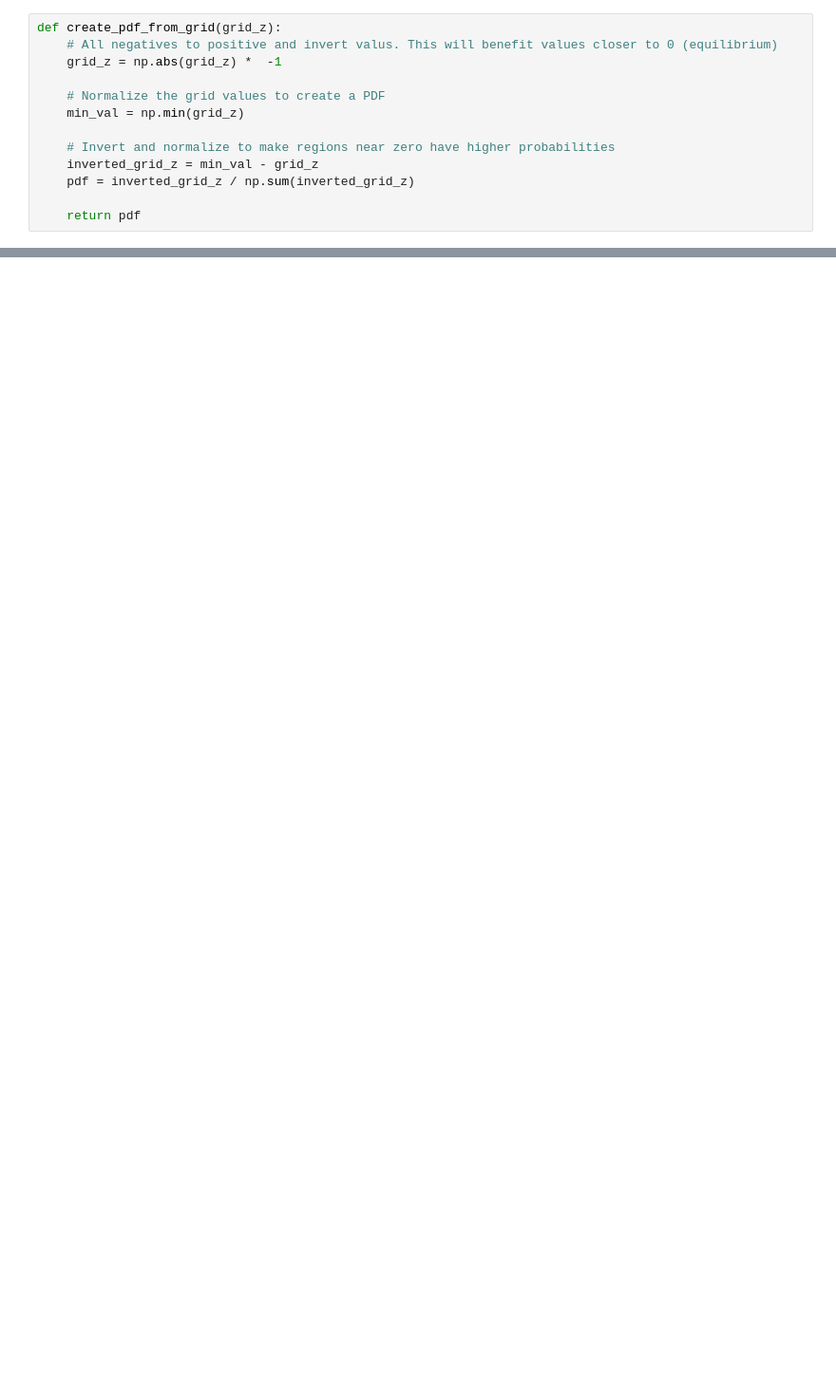
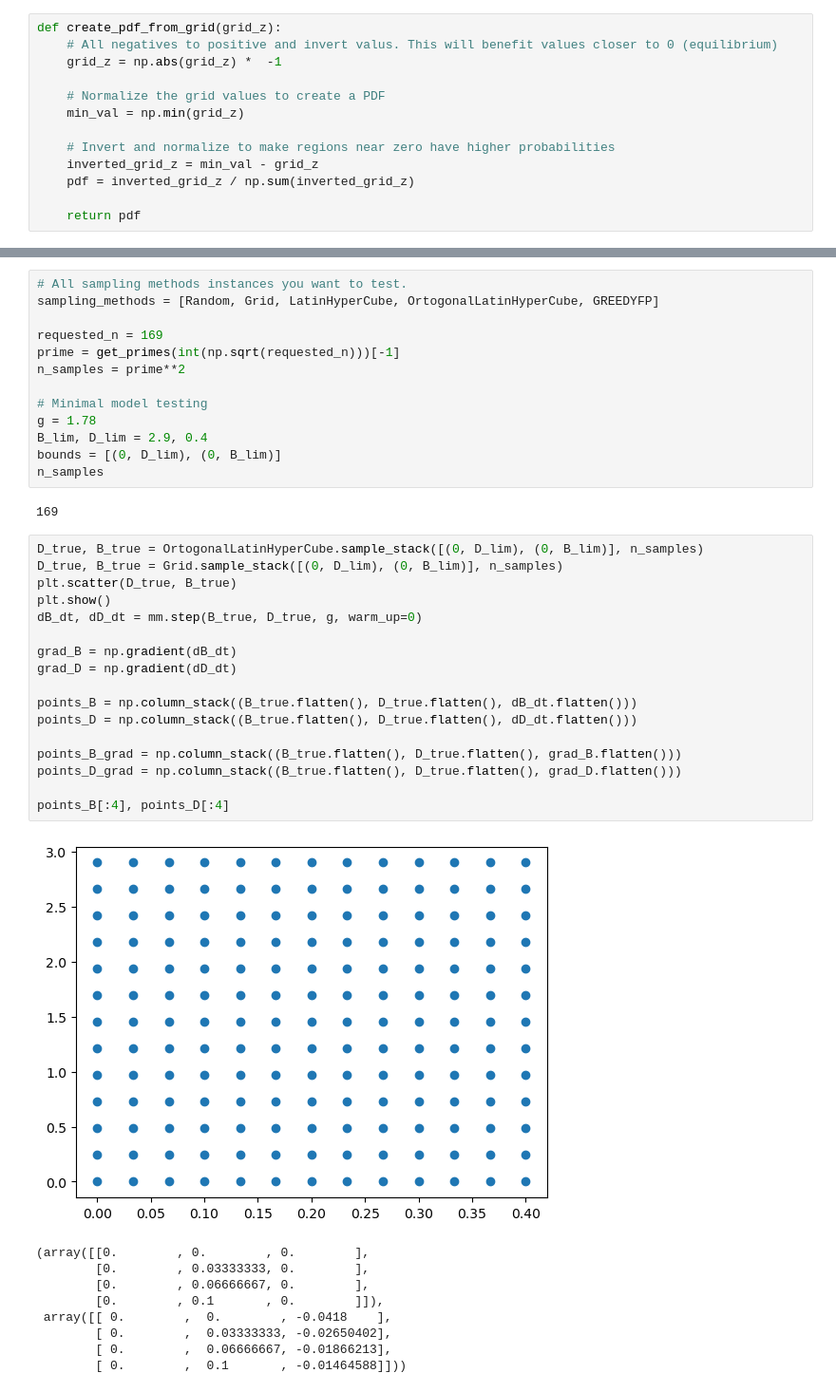
Before and after one commit to darkraisisi/sampling_hillslope_surrogate, a Jupyter notebook: exploitation.ipynb, the cells around one changed output, grey strips where cells are left out. Shown at 95% size. Cells and saved outputs as stored; diff of their text form; blank space fills up the shorter version.

```diff
--- a/exploitation.ipynb
+++ b/exploitation.ipynb
@@ -208,0 +178,42 @@ plt.show()
+# %%
+# All sampling methods instances you want to test.
+sampling_methods = [Random, Grid, LatinHyperCube, OrtogonalLatinHyperCube, GREEDYFP]
+
+requested_n = 169
+prime = get_primes(int(np.sqrt(requested_n)))[-1]
+n_samples = prime**2
+
+# Minimal model testing
+g = 1.78
+B_lim, D_lim = 2.9, 0.4
+bounds = [(0, D_lim), (0, B_lim)]
+n_samples
+# %% [output]
+169
+# %%
+D_true, B_true = OrtogonalLatinHyperCube.sample_stack([(0, D_lim), (0, B_lim)], n_samples)
+D_true, B_true = Grid.sample_stack([(0, D_lim), (0, B_lim)], n_samples)
+plt.scatter(D_true, B_true)
+plt.show()
+dB_dt, dD_dt = mm.step(B_true, D_true, g, warm_up=0)
+
+grad_B = np.gradient(dB_dt)
+grad_D = np.gradient(dD_dt)
+
+points_B = np.column_stack((B_true.flatten(), D_true.flatten(), dB_dt.flatten()))
+points_D = np.column_stack((B_true.flatten(), D_true.flatten(), dD_dt.flatten()))
+
+points_B_grad = np.column_stack((B_true.flatten(), D_true.flatten(), grad_B.flatten()))
+points_D_grad = np.column_stack((B_true.flatten(), D_true.flatten(), grad_D.flatten()))
+
+points_B[:4], points_D[:4]
+# %% [output]
+[figure, added]
+(array([[0.        , 0.        , 0.        ],
+        [0.        , 0.03333333, 0.        ],
+        [0.        , 0.06666667, 0.        ],
+        [0.        , 0.1       , 0.        ]]),
+ array([[ 0.        ,  0.        , -0.0418    ],
+        [ 0.        ,  0.03333333, -0.02650402],
+        [ 0.        ,  0.06666667, -0.01866213],
+        [ 0.        ,  0.1       , -0.01464588]]))
```
Also changed, not shown: parts of 22 cells of this notebook.
